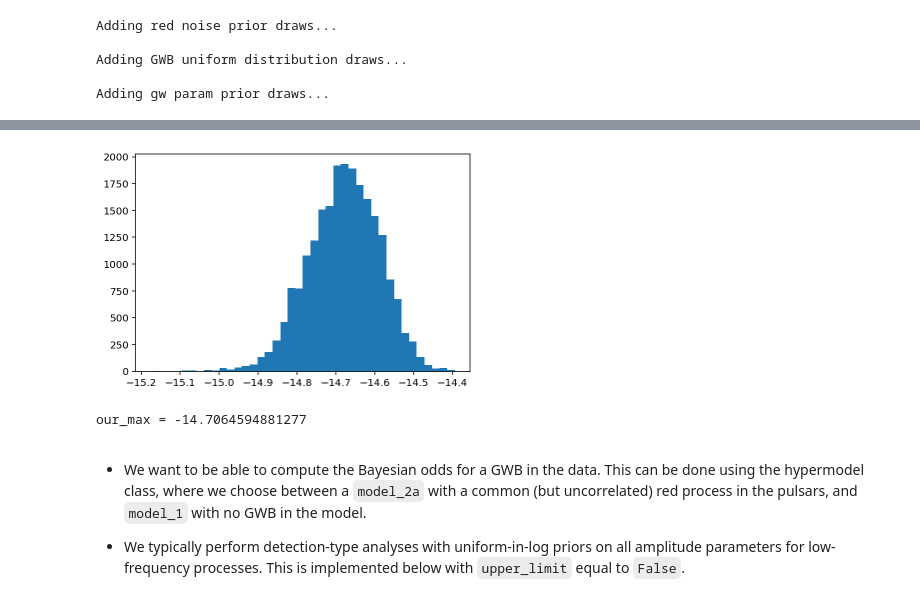
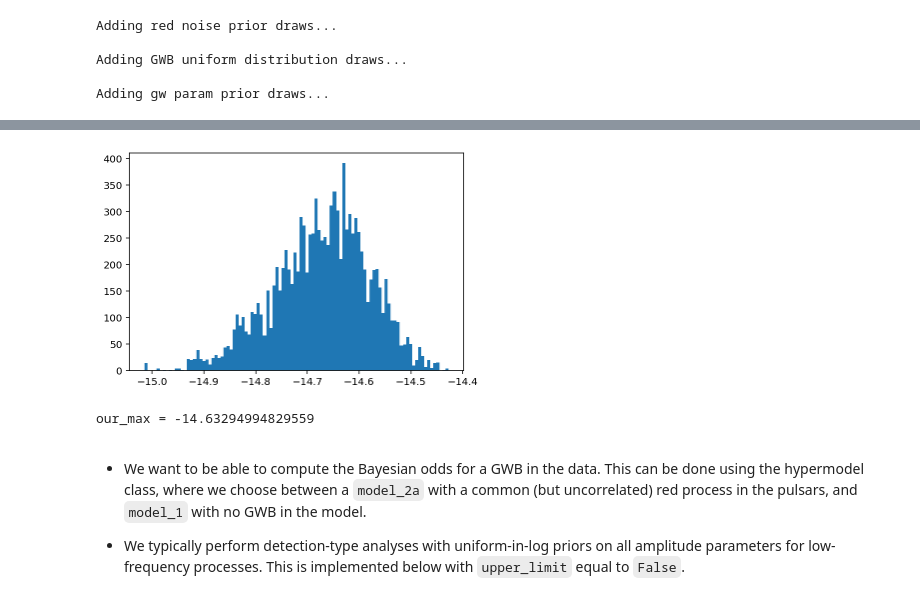
Before and after one commit to nanograv/12p5yr_stochastic_analysis, a Jupyter notebook: notebooks/pta_gwb_analysis.ipynb, the cells around one changed output, grey strips where cells are left out. Saved outputs shown, nothing was run; the diff lists cells and outputs as text; code cells hidden in the pictures.

```diff
--- a/notebooks/pta_gwb_analysis.ipynb
+++ b/notebooks/pta_gwb_analysis.ipynb
@@ -377,18 +376,18 @@ hist_kwargs = {'bins':50, 'density':True}
 # %%
 # Plot GW amplitude posterior
 ind = list(pars).index('gw_log10_A')
-plt.hist(chain[burn:,ind], bins=40);
+plt.hist(chain[burn:,ind], bins=100);
 # %% [output]
-[figure, old version]
+[figure, new version]
 # %%
 # Compute maximum posterior value
 hist = np.histogram(chain[burn:, pta.param_names.index('gw_log10_A')],
-                          bins=70,
+                          bins=100,
                           density=False)
 max_ind = np.argmax(hist[0])
 print('our_max =', hist[1][max_ind])  # from our computation
 # %% [output]
-our_max = -14.7064594881277
+our_max = -14.63294994829559
 # %% [markdown]
 * We want to be able to compute the Bayesian odds for a GWB in the data. This can be done using the hypermodel class, where we choose between a `model_2a` with a common (but uncorrelated) red process in the pulsars, and `model_1` with no GWB in the model.
 
```
Also changed, not shown: parts of 42 cells of this notebook, 2 other files.
